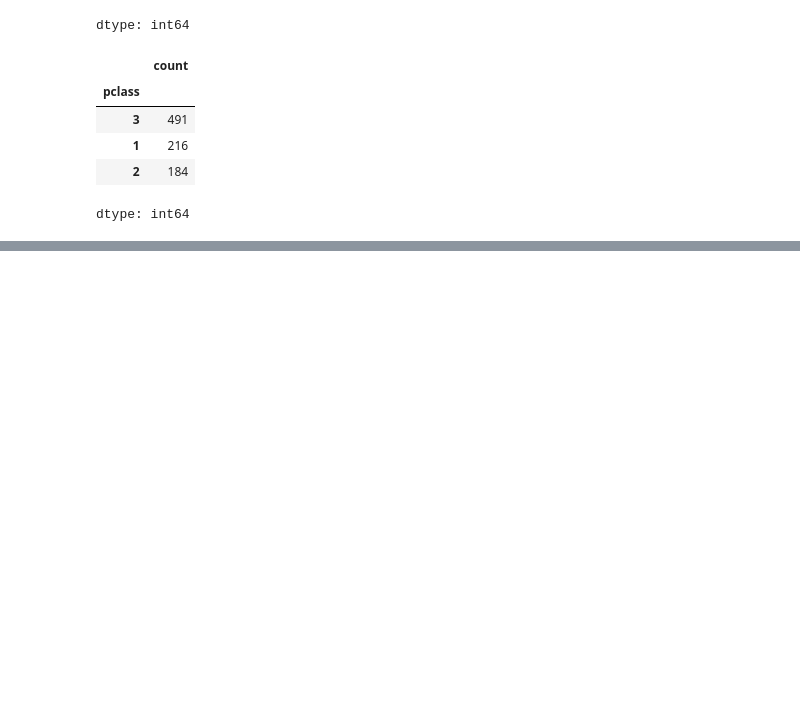
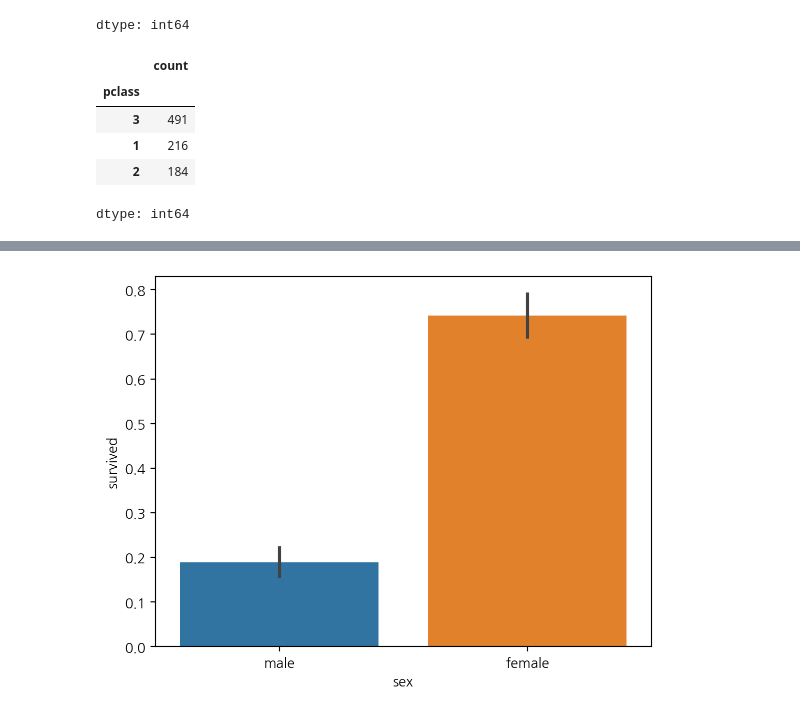
Before and after one commit to sjunc/2025-1-myclass-BDA, a Jupyter notebook: inclass/04w_B_wed_0326_dataframe.ipynb, the cells around one changed output, grey strips where cells are left out. Saved outputs shown, nothing was run; the diff lists cells and outputs as text; code cells hidden in the pictures; blank space fills up the shorter version.

```diff
--- a/inclass/04w_B_wed_0326_dataframe.ipynb
+++ b/inclass/04w_B_wed_0326_dataframe.ipynb
@@ -578,0 +638,4 @@ dtype: int64
+# %%
+sns.barplot(data=titanic, x="sex", y="survived", hue = "sex");
+# %% [output]
+[figure, added]
```
Also changed, not shown: parts of 89 cells of this notebook.
